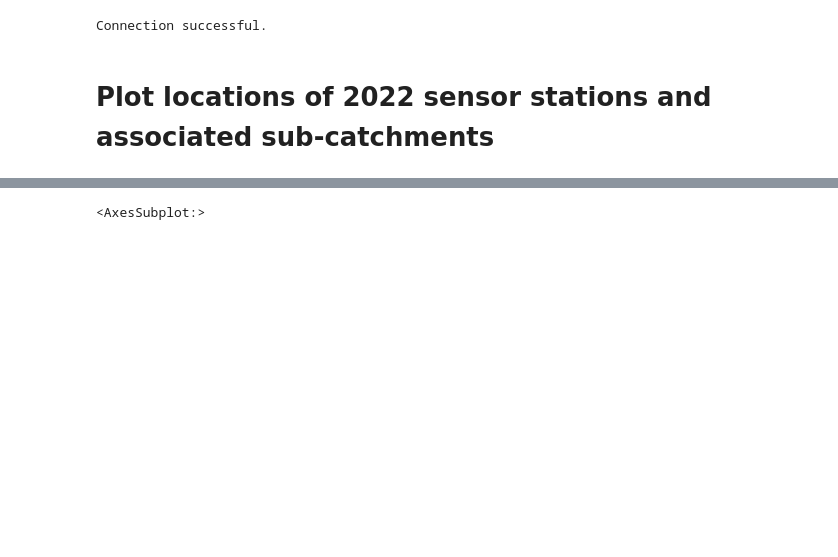
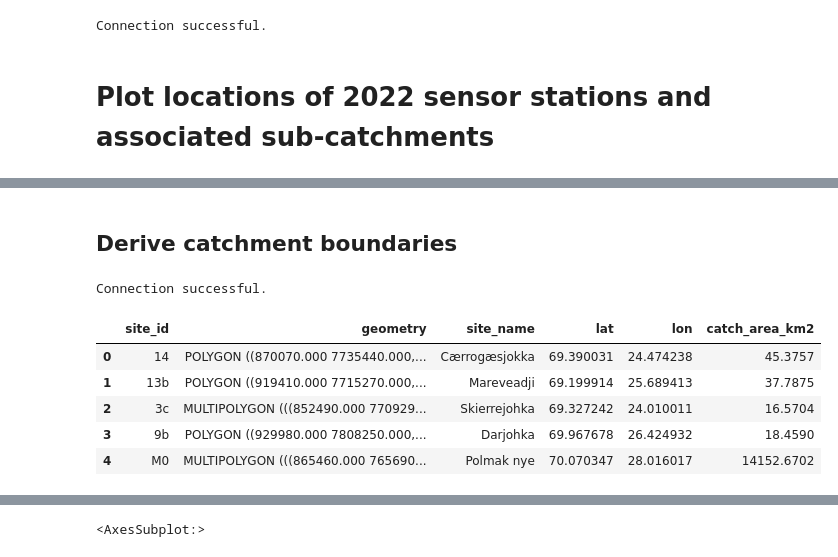
Before and after one commit to NIVANorge/quantom, a Jupyter notebook: notebooks/tana_sensor_catchments_2022.ipynb, the cells around one changed output, grey strips where cells are left out. Saved outputs shown, nothing was run; the diff lists cells and outputs as text; code cells hidden in the pictures; blank space fills up the shorter version.

```diff
--- a/notebooks/tana_sensor_catchments_2022.ipynb
+++ b/notebooks/tana_sensor_catchments_2022.ipynb
@@ -16,0 +45,25 @@ Connection successful.
+# %% [markdown]
+## Derive catchment boundaries
+# %%
+gdf = nivapy.spatial.derive_watershed_boundaries(
+    df,
+    id_col="site_id",
+    xcol="lon",
+    ycol="lat",
+    crs="epsg:4326",
+    min_size_km2=10,
+    dem_res_m=10,
+    buffer_km=None,
+    temp_fold=None,
+    reproject=False,
+)
+gdf["catch_area_km2"] = gdf.geometry.area / 1e6
+gdf.head()
+# %% [output]
+Connection successful.
+|  | site_id | geometry | site_name | lat | lon | catch_area_km2 |
+| 0 | 14 | POLYGON ((870070.000 7735440.000,... | Cærrogæsjokka | 69.390031 | 24.474238 | 45.3757 |
+| 1 | 13b | POLYGON ((919410.000 7715270.000,... | Mareveadji | 69.199914 | 25.689413 | 37.7875 |
+| 2 | 3c | MULTIPOLYGON (((852490.000 770929... | Skierrejohka | 69.327242 | 24.010011 | 16.5704 |
+| 3 | 9b | POLYGON ((929980.000 7808250.000,... | Darjohka | 69.967678 | 26.424932 | 18.4590 |
+| 4 | M0 | MULTIPOLYGON (((865460.000 765690... | Polmak nye | 70.070347 | 28.016017 | 14152.6702 |
```
Also changed, not shown: parts of 9 cells of this notebook, 9 other files.
